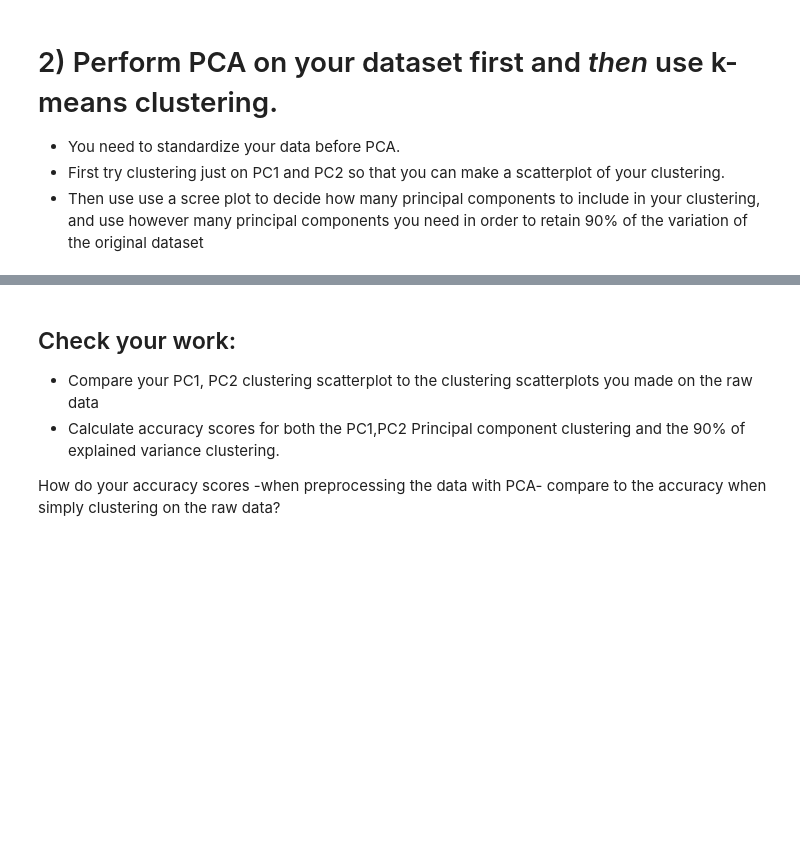
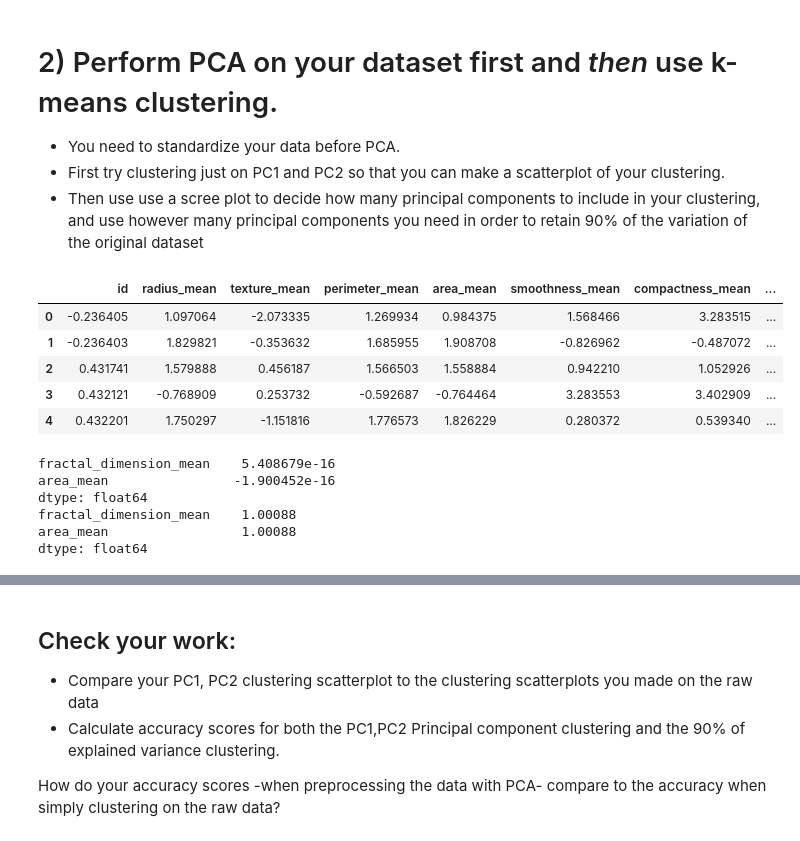
Before and after one commit to yestrella14/DS-Unit-1-Sprint-3-Linear-Algebra, a Jupyter notebook: LS_DS_134_Clustering_Assignment.ipynb, the cells around one changed output, grey strips where cells are left out. Saved outputs shown, nothing was run; the diff lists cells and outputs as text; code cells hidden in the pictures; blank space fills up the shorter version.

```diff
--- a/LS_DS_134_Clustering_Assignment.ipynb
+++ b/LS_DS_134_Clustering_Assignment.ipynb
@@ -176,3 +174,36 @@ df4.sample(5)
 - Then use use a scree plot to decide how many principal components to include in your clustering, and use however many principal components you need in order to retain 90% of the variation of the original dataset
 # %%
 ##### Your Code Here #####
+# %%
+# instantiate the SKLearn class for standardization
+from sklearn.preprocessing import StandardScaler
+scaler = StandardScaler()
+
+# Standardize the dataset (default is normalization)
+scaled_data = scaler.fit_transform(df2)
+
+#Lets get the columns names
+columns = df2.columns
+# Turn it back into a dataframe.
+df2_scaled = pd.DataFrame(scaled_data,columns=columns)
+df2_scaled.head()
+# %% [output]
+|  | id | radius_mean | texture_mean | perimeter_mean | area_mean | smoothness_mean | compactness_mean | ... |
+| 0 | -0.236405 | 1.097064 | -2.073335 | 1.269934 | 0.984375 | 1.568466 | 3.283515 | ... |
+| 1 | -0.236403 | 1.829821 | -0.353632 | 1.685955 | 1.908708 | -0.826962 | -0.487072 | ... |
+| 2 | 0.431741 | 1.579888 | 0.456187 | 1.566503 | 1.558884 | 0.942210 | 1.052926 | ... |
+| 3 | 0.432121 | -0.768909 | 0.253732 | -0.592687 | -0.764464 | 3.283553 | 3.402909 | ... |
+| 4 | 0.432201 | 1.750297 | -1.151816 | 1.776573 | 1.826229 | 0.280372 | 0.539340 | ... |
+# %%
+# So did that work? the mean should be zero
+print(df2_scaled[features].mean())
+
+# and the std should be one.
+print(df2_scaled[features].std())
+# %% [output]
+fractal_dimension_mean    5.408679e-16
+area_mean                -1.900452e-16
+dtype: float64
+fractal_dimension_mean    1.00088
+area_mean                 1.00088
+dtype: float64
```
Also changed, not shown: parts of 7 cells of this notebook.
